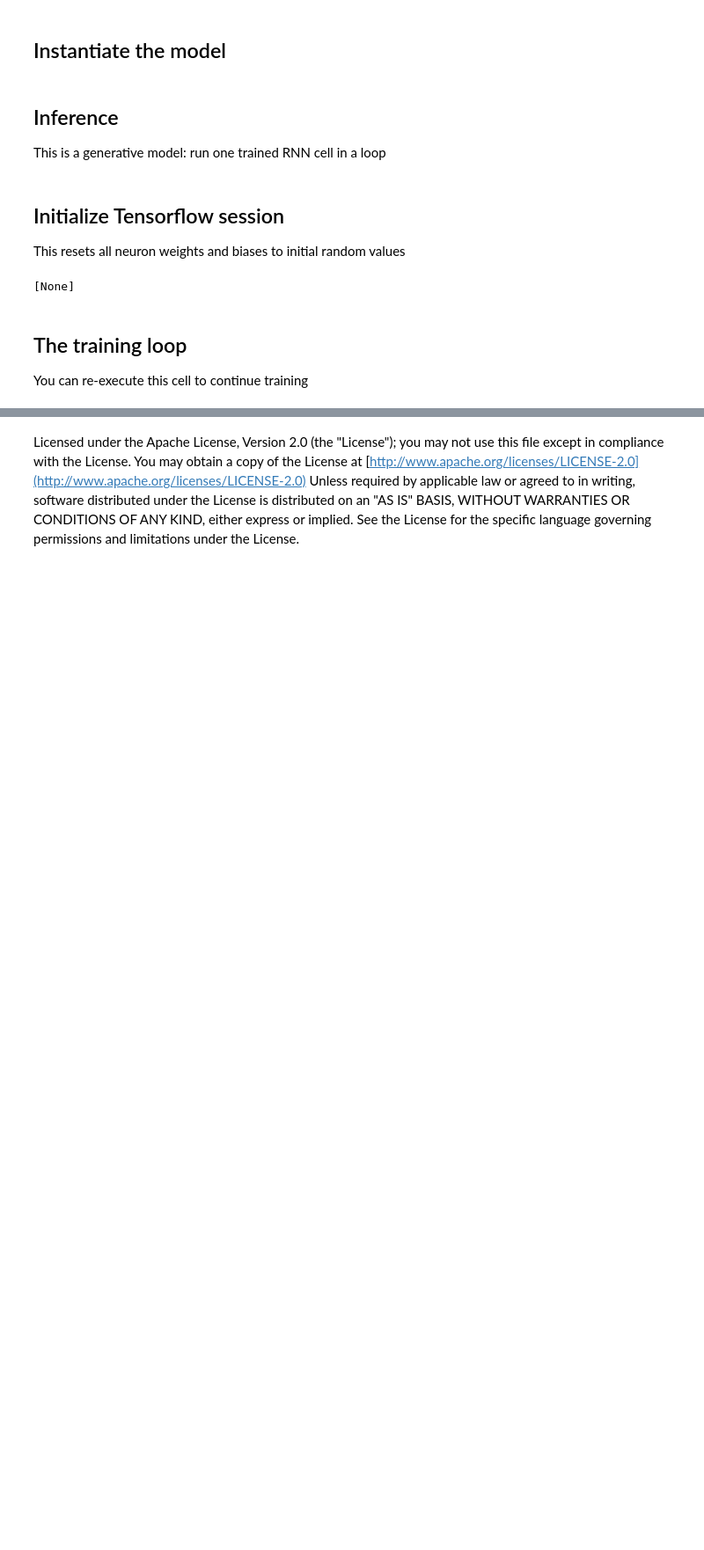
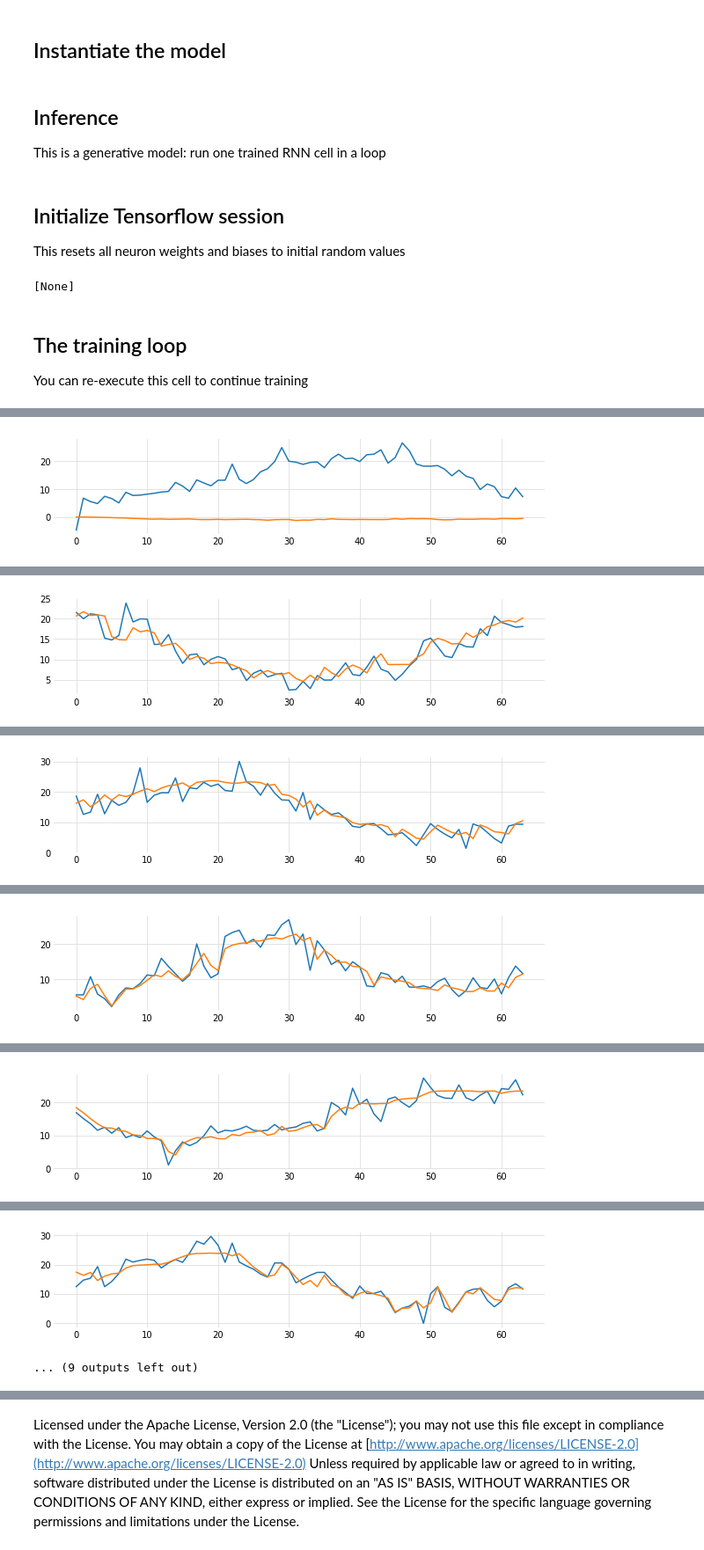
Before and after one commit to dnadamson/tensorflow-rnn-tutorial, a Jupyter notebook: tutorial/01_RNN_generator_temperatures.ipynb, the cells around one changed output, grey strips where cells are left out. Shown: that part at 88% size. Saved outputs shown, nothing was run; the diff lists cells and outputs as text; code cells hidden in the pictures; blank space fills up the shorter version.

```diff
--- a/tutorial/01_RNN_generator_temperatures.ipynb
+++ b/tutorial/01_RNN_generator_temperatures.ipynb
@@ -165,7 +151,7 @@ sess.run([init])
 ## The training loop
 You can re-execute this cell to continue training
 # %%
-NB_EPOCHS = 500
+NB_EPOCHS = 1000
 
 H_ = Hzero
 losses = []
@@ -175,11 +161,16 @@ for i, (next_samples, next_labels, epoch) in enumerate(utils_batching.rnn_miniba
     next_labels = np.expand_dims(next_labels, axis=2)
 
     feed = {Hin: H_, samples: next_samples, labels: next_labels, dropout_pkeep: DROPOUT_PKEEP}
-    Yout_, H_, loss_, _ = sess.run([Yout, H, loss, train_op], feed_dict=feed)
+    Yout_, H_, loss_, _, Yr_ = sess.run([Yout, H, loss, train_op, Yr], feed_dict=feed)
     # print progress
     if i%30 == 0:
         print("epoch " + str(epoch) + ", batch " + str(i) + ", loss=" + str(np.mean(loss_)))
     if i%10 == 0:
         losses.append(np.mean(loss_))
         indices.append(i)
+    if i%100 == 0:
+        plt.figure(figsize=(10,2))
+        plt.plot(next_labels[0,:,0])
+        plt.plot(Yr_[0,:,0])
+        plt.show()
 # %% [output]
@@ -202,0 +178 @@ epoch 495, batch 990, loss=2.1220007
+[figure, added]
@@ -202,0 +182 @@ epoch 495, batch 990, loss=2.1220007
+[figure, added]
@@ -202,0 +186 @@ epoch 495, batch 990, loss=2.1220007
+[figure, added]
@@ -202,0 +191 @@ epoch 495, batch 990, loss=2.1220007
+[figure, added]
@@ -202,0 +195 @@ epoch 495, batch 990, loss=2.1220007
+[figure, added]
@@ -203,3 +199,5 @@ epoch 495, batch 990, loss=2.1220007
+[figure, added]
+... (9 outputs left out)
 # %%
 plt.ylim(ymax=np.amax(losses[1:])) # ignore first value for scaling
 plt.plot(indices, losses)
```
Also changed, not shown: parts of 8 cells of this notebook.
